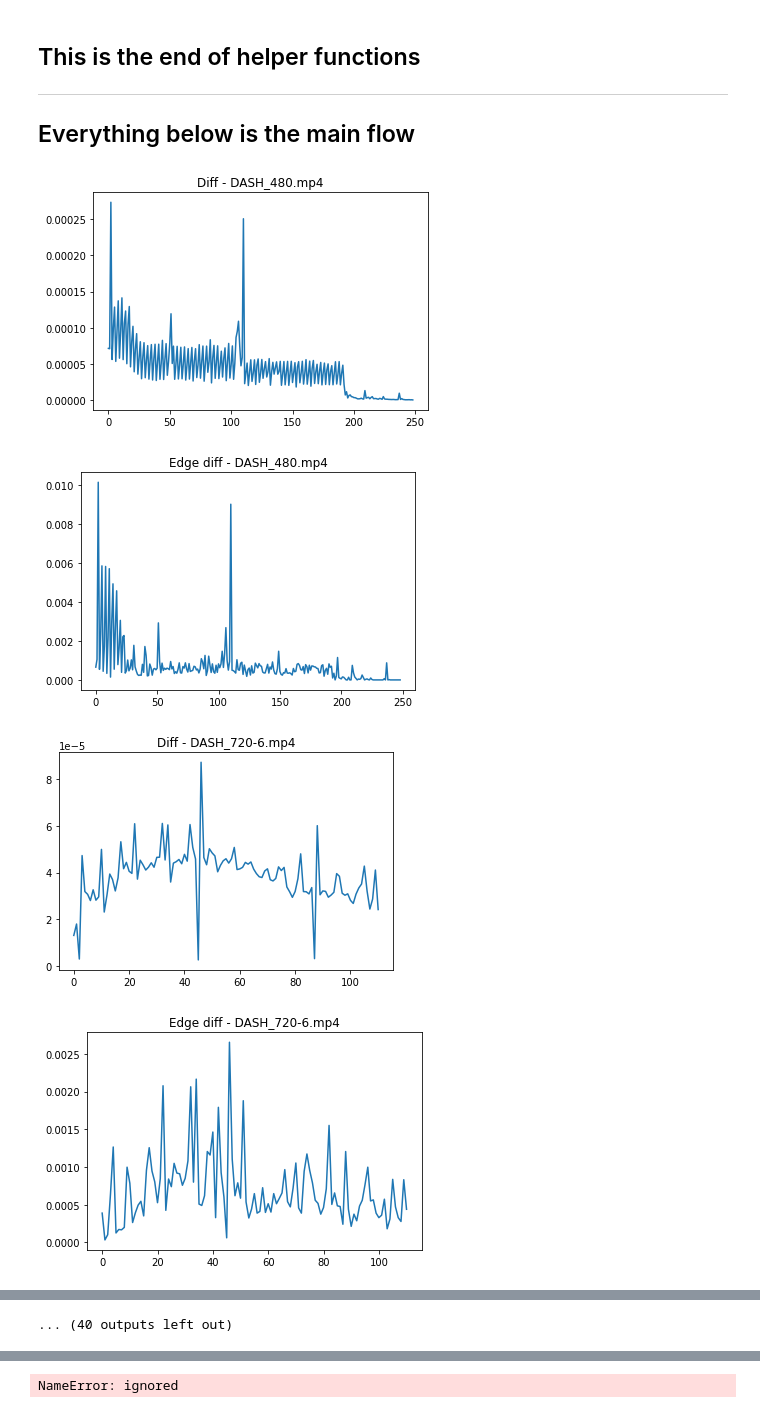
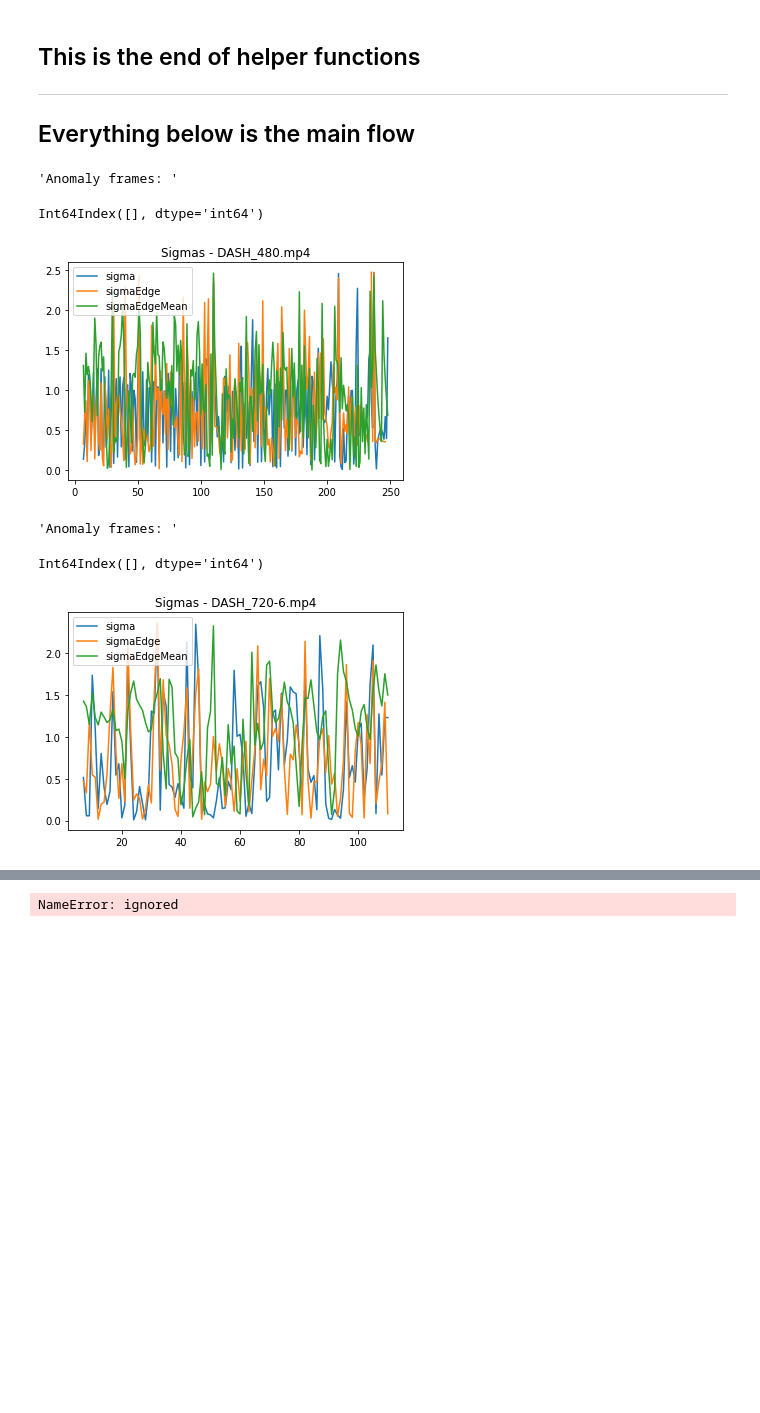
Before and after one commit to kennethjiang/3DPrintSaviour, a Jupyter notebook: Anomaly_Detection_Nezih.ipynb, the cells around one changed output, grey strips where cells are left out. Cells and saved outputs as stored; diff of their text form; code cells hidden in the pictures; blank space fills up the shorter version.

```diff
--- a/Anomaly_Detection_Nezih.ipynb
+++ b/Anomaly_Detection_Nezih.ipynb
@@ -676,21 +720,20 @@ def detect(url=None, initial_layer_frame=None, debug=True):
     edge_mean_arr = np.append(edge_mean_arr, np.mean(frameEdgeDuo[1]))
     ssim_arr = np.append(ssim_arr, ssim(frameDuo[1], frameDuo[0]))
 
-  return frame_diff_arr, edge_mean_arr, edge_diff_arr, ssim_arr, scd_arr
+  return calc_a_bunch_of_loss_stuff(frame_diff_arr, edge_mean_arr, edge_diff_arr)
 # %%
 labels = pd.read_csv(f'{path_prefix}/labels.csv')
 labels.rename(columns={'Video Name': 'filename', 'Starting frame #': 'frame_start', 'First failed frame': 'frame_failure'}, inplace=True)
 for index, row in labels[labels['frame_start'] > 2].iterrows():
-  frame_diff_arr, edge_mean_arr, edge_diff_arr, ssim_arr, scd_arr = detect(url=f"{path_prefix}/{row['filename']}", initial_layer_frame = row['frame_start'], debug=False)
+  lossDf = detect(url=f"{path_prefix}/{row['filename']}", initial_layer_frame = row['frame_start'], debug=False)
 
-  plt.plot(frame_diff_arr)
-  plt.title('Diff - ' + row['filename'])
+  lossDf[['sigma', 'sigmaEdge', 'sigmaEdgeMean']].plot()
+  plt.title('Sigmas - ' + row['filename'])
   plt.show()
-  plt.plot(edge_diff_arr)
-  plt.title('Edge diff - ' + row['filename'])
-  plt.show()
 # %% [output]
+'Anomaly frames: '
+Int64Index([], dtype='int64')
-[figure, old version]
+[figure, new version]
+'Anomaly frames: '
+Int64Index([], dtype='int64')
-[figure, old version]
+[figure, new version]
-[figure, removed]
-[figure, removed]
@@ -705,3 +740,2 @@ for index, row in labels[labels['frame_start'] > 2].iterrows():
-... (40 outputs left out)
 # %%
 # arr1, arr2, arr3 = detect(url='/content/drive/MyDrive/timelapses/multi_material_test_2_0.15mm_PLA_MK3SMMU2S_5h16m_20220322043743.mp4', initial_layer_frame = 121, debug=False)
```
Also changed, not shown: parts of 5 cells of this notebook.
